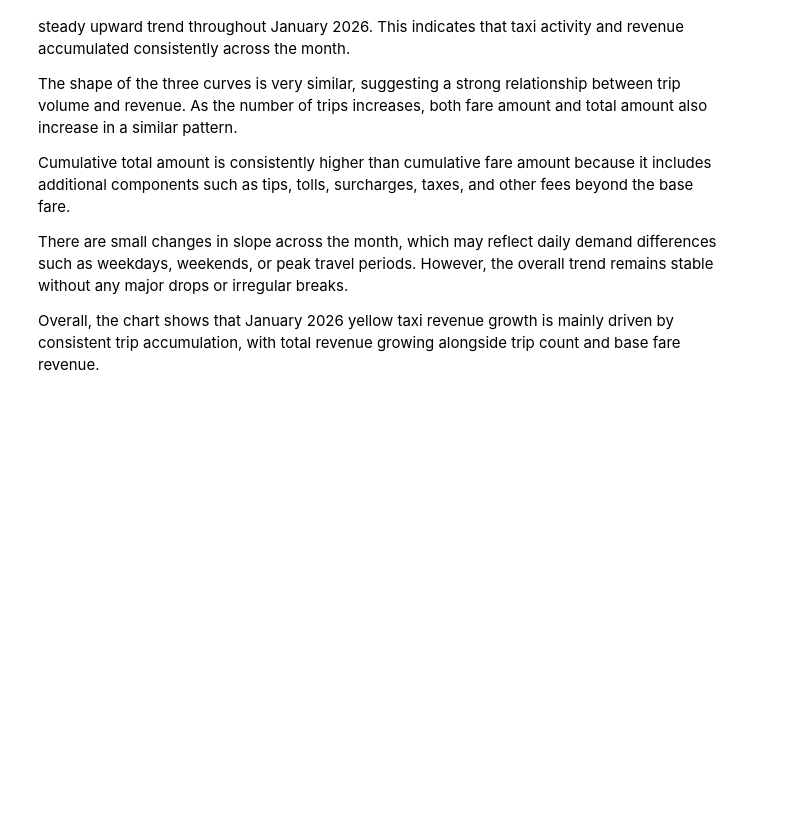
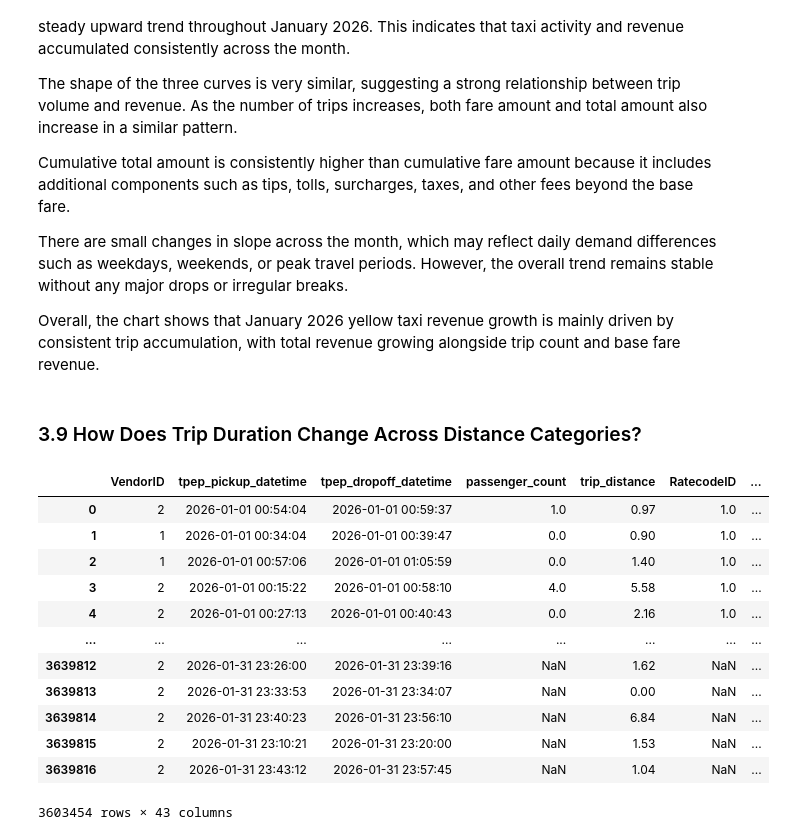
Before and after one commit to fathirrizkifadillah/NYC-Yellow-Taxi-Trip-Analysis, a Jupyter notebook: main.ipynb, the cells around one changed output. Cells and saved outputs as stored; diff of their text form; code cells hidden in the pictures; blank space fills up the shorter version.

```diff
--- a/main.ipynb
+++ b/main.ipynb
@@ -1073,3 +1073,34 @@ Cumulative total amount is consistently higher than cumulative fare amount becau
 There are small changes in slope across the month, which may reflect daily demand differences such as weekdays, weekends, or peak travel periods. However, the overall trend remains stable without any major drops or irregular breaks.
 
 Overall, the chart shows that January 2026 yellow taxi revenue growth is mainly driven by consistent trip accumulation, with total revenue growing alongside trip count and base fare revenue.
+# %% [markdown]
+### 3.9 How Does Trip Duration Change Across Distance Categories?
+# %%
+distance_order = ["Very Short", "Short", "Medium", "Long", "Very Long"]
+
+duration_by_distance = df_eda[
+    (df_eda["trip_duration_min"] > 0) &
+    (df_eda["trip_duration_min"] <= df_eda["trip_duration_min"].quantile(0.99))
+].copy()
+
+duration_by_distance["distance_category"] = pd.Categorical(
+    duration_by_distance["distance_category"],
+    categories=distance_order,
+    ordered=True
+)
+
+duration_by_distance
+# %% [output]
+|  | VendorID | tpep_pickup_datetime | tpep_dropoff_datetime | passenger_count | trip_distance | RatecodeID | ... |
+| 0 | 2 | 2026-01-01 00:54:04 | 2026-01-01 00:59:37 | 1.0 | 0.97 | 1.0 | ... |
+| 1 | 1 | 2026-01-01 00:34:04 | 2026-01-01 00:39:47 | 0.0 | 0.90 | 1.0 | ... |
+| 2 | 1 | 2026-01-01 00:57:06 | 2026-01-01 01:05:59 | 0.0 | 1.40 | 1.0 | ... |
+| 3 | 2 | 2026-01-01 00:15:22 | 2026-01-01 00:58:10 | 4.0 | 5.58 | 1.0 | ... |
+| 4 | 2 | 2026-01-01 00:27:13 | 2026-01-01 00:40:43 | 0.0 | 2.16 | 1.0 | ... |
+| ... | ... | ... | ... | ... | ... | ... | ... |
+| 3639812 | 2 | 2026-01-31 23:26:00 | 2026-01-31 23:39:16 | NaN | 1.62 | NaN | ... |
+| 3639813 | 2 | 2026-01-31 23:33:53 | 2026-01-31 23:34:07 | NaN | 0.00 | NaN | ... |
+| 3639814 | 2 | 2026-01-31 23:40:23 | 2026-01-31 23:56:10 | NaN | 6.84 | NaN | ... |
+| 3639815 | 2 | 2026-01-31 23:10:21 | 2026-01-31 23:20:00 | NaN | 1.53 | NaN | ... |
+| 3639816 | 2 | 2026-01-31 23:43:12 | 2026-01-31 23:57:45 | NaN | 1.04 | NaN | ... |
+3603454 rows × 43 columns
```
Also changed, not shown: parts of 1 cell of this notebook, 1 other file.
